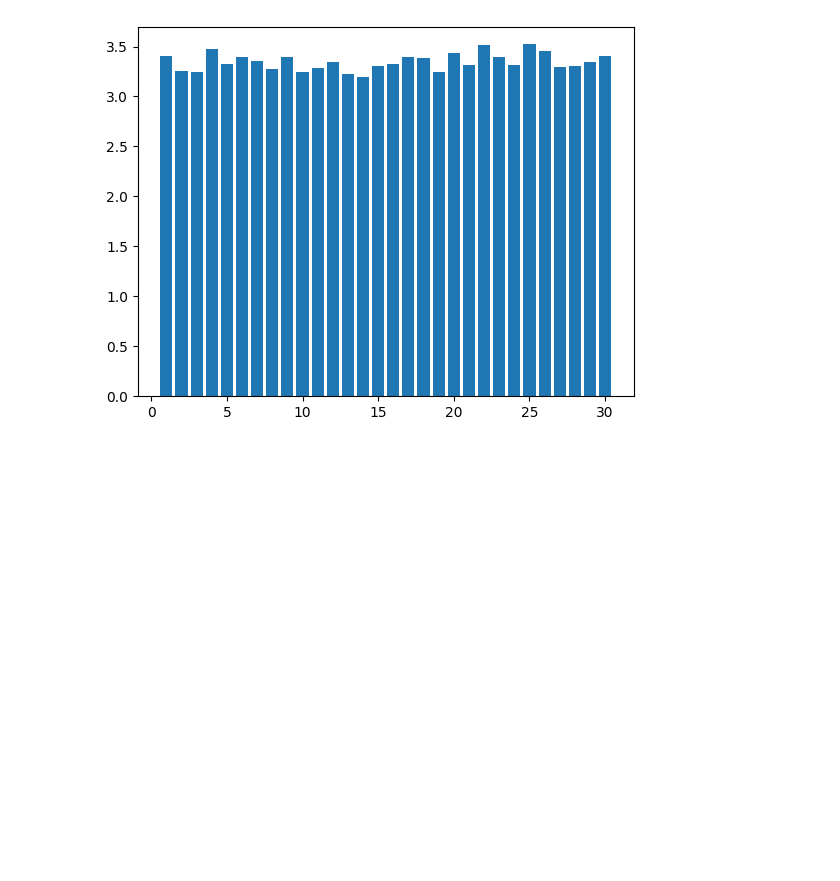
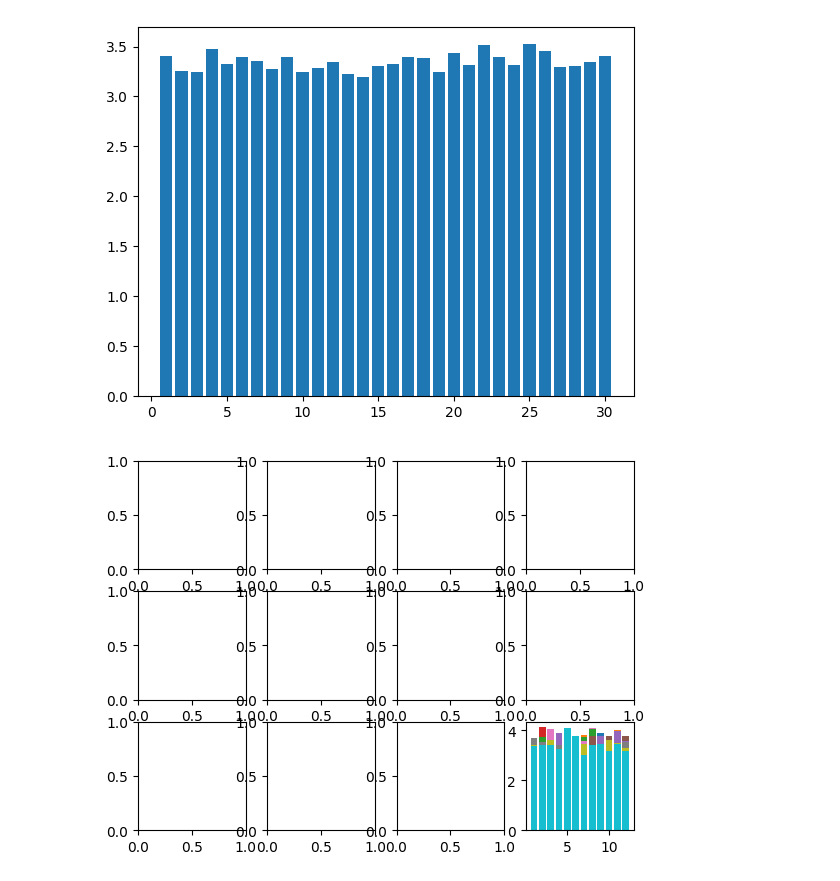
Before and after one commit to yoshimathur/adp_data_cap, a Jupyter notebook: yash_y_book.ipynb, the cells around one changed output. Saved outputs shown, nothing was run; the diff lists cells and outputs as text; code cells hidden in the pictures; blank space fills up the shorter version.

Commit message:
usage categories

```diff
--- a/yash_y_book.ipynb
+++ b/yash_y_book.ipynb
@@ -47,3 +45,9 @@ average_utilization('BenefitID', usage)
 | 29 | 3.348449 |
 | 30 | 3.405390 |
 [figure]
+# %%
+df_list=[]
+for Benefit in usage['BenefitID'].sort_values().unique():
+    df_list.append({'BenefitID': Benefit, 'data': average_utilization('LastUsedMonth', usage[usage['BenefitID']==Benefit])})
+# %% [output]
+[figure, added]
```
Also changed, not shown: parts of 5 cells of this notebook, 2 other files.
